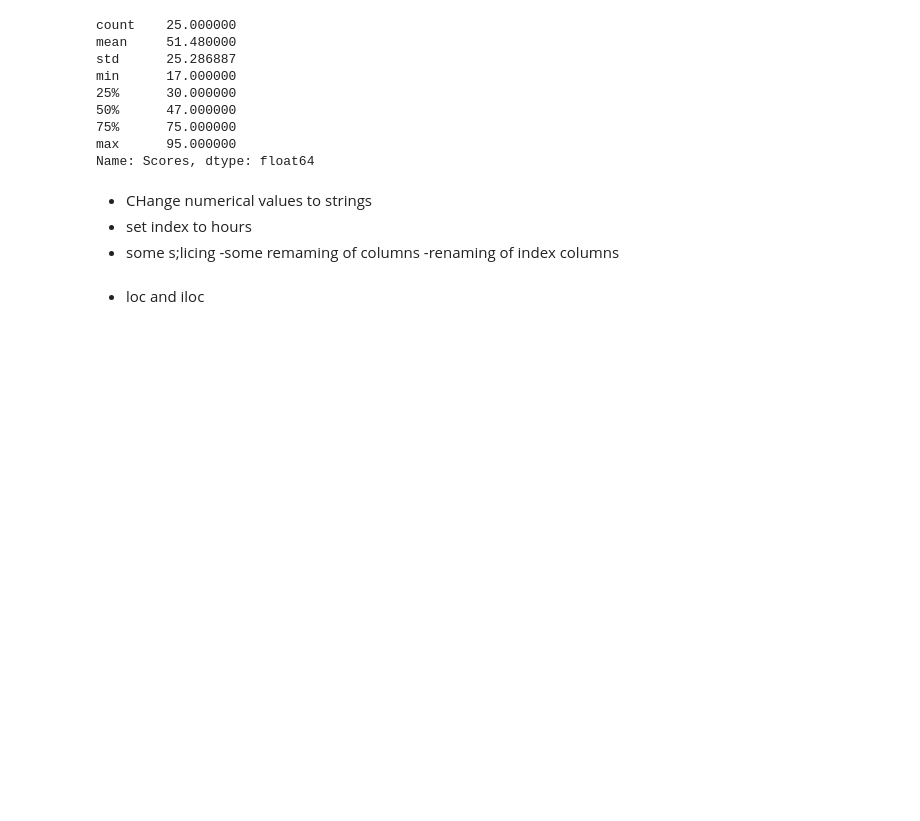
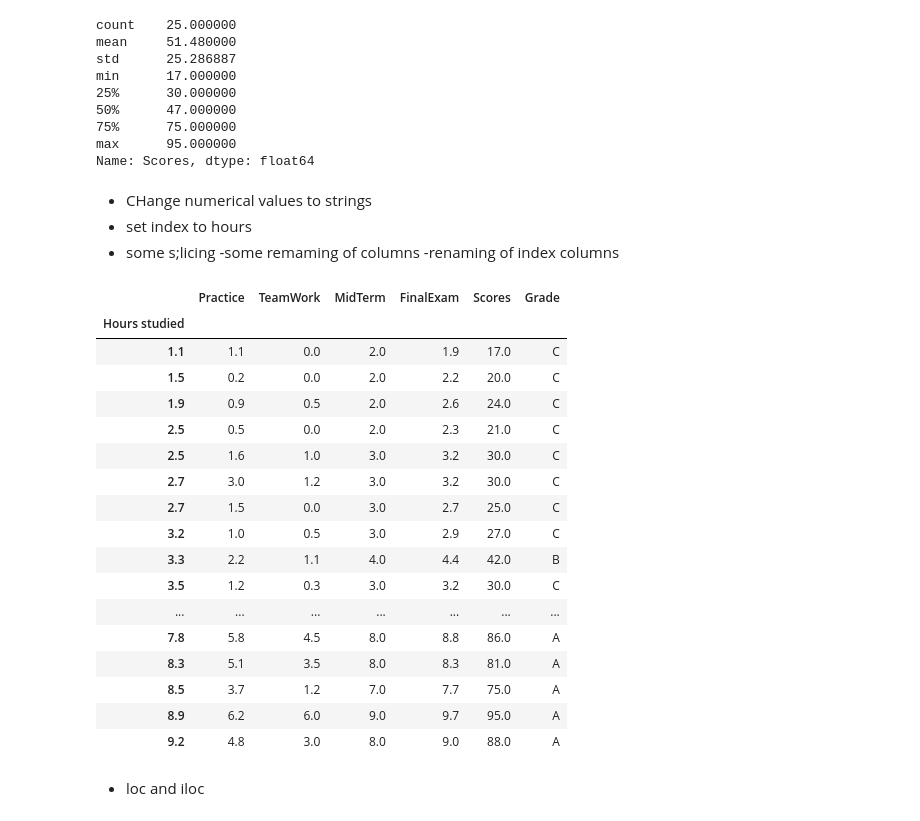
Before and after one commit to Sebastian42-5/python-2, a Jupyter notebook: week 3/regression.ipynb, the cells around one changed output. Saved outputs shown, nothing was run; the diff lists cells and outputs as text; code cells hidden in the pictures; blank space fills up the shorter version.

```diff
--- a/week 3/regression.ipynb
+++ b/week 3/regression.ipynb
@@ -85,14 +88,35 @@ Name: Scores, dtype: float64
 # %%
 # grades_df['Hours'] = grades_df['Hours'].astype(str)
 
 new_df = grades_df.set_index('Hours').sort_values('Hours')
 
 new_df.loc[1.1]
 new_df.loc[1.1:5.5]
 
 new_df2 = grades_df.rename(columns = {'Hours': 'Hours Studied'})
 
 new_df2 = new_df.rename_axis('Hours studied')
+
+new_df2
+# %% [output]
+|  | Practice | TeamWork | MidTerm | FinalExam | Scores | Grade |
+| Hours studied |  |  |  |  |  |  |
+| 1.1 | 1.1 | 0.0 | 2.0 | 1.9 | 17.0 | C |
+| 1.5 | 0.2 | 0.0 | 2.0 | 2.2 | 20.0 | C |
+| 1.9 | 0.9 | 0.5 | 2.0 | 2.6 | 24.0 | C |
+| 2.5 | 0.5 | 0.0 | 2.0 | 2.3 | 21.0 | C |
+| 2.5 | 1.6 | 1.0 | 3.0 | 3.2 | 30.0 | C |
+| 2.7 | 3.0 | 1.2 | 3.0 | 3.2 | 30.0 | C |
+| 2.7 | 1.5 | 0.0 | 3.0 | 2.7 | 25.0 | C |
+| 3.2 | 1.0 | 0.5 | 3.0 | 2.9 | 27.0 | C |
+| 3.3 | 2.2 | 1.1 | 4.0 | 4.4 | 42.0 | B |
+| 3.5 | 1.2 | 0.3 | 3.0 | 3.2 | 30.0 | C |
+| ... | ... | ... | ... | ... | ... | ... |
+| 7.8 | 5.8 | 4.5 | 8.0 | 8.8 | 86.0 | A |
+| 8.3 | 5.1 | 3.5 | 8.0 | 8.3 | 81.0 | A |
+| 8.5 | 3.7 | 1.2 | 7.0 | 7.7 | 75.0 | A |
+| 8.9 | 6.2 | 6.0 | 9.0 | 9.7 | 95.0 | A |
+| 9.2 | 4.8 | 3.0 | 8.0 | 9.0 | 88.0 | A |
 # %% [markdown]
 * loc and iloc
 # %%
```
Also changed, not shown: parts of 4 cells of this notebook.
